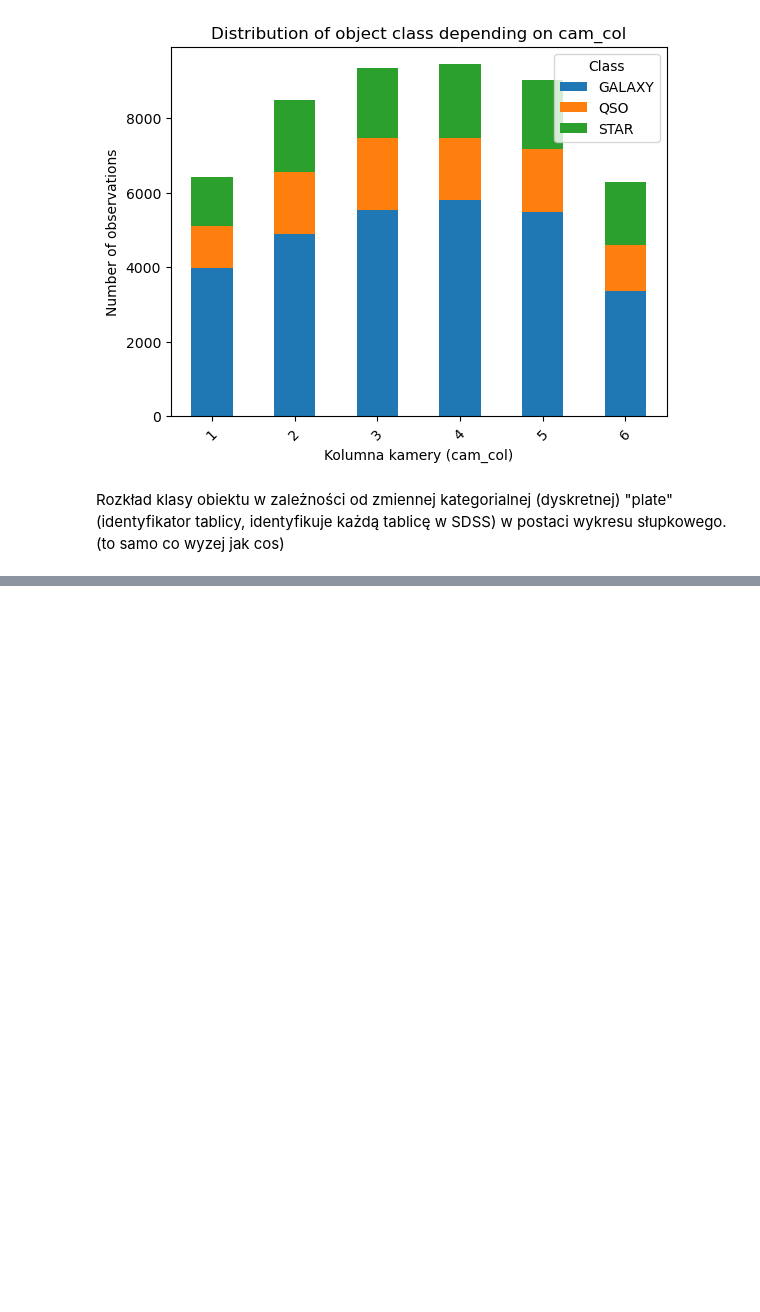
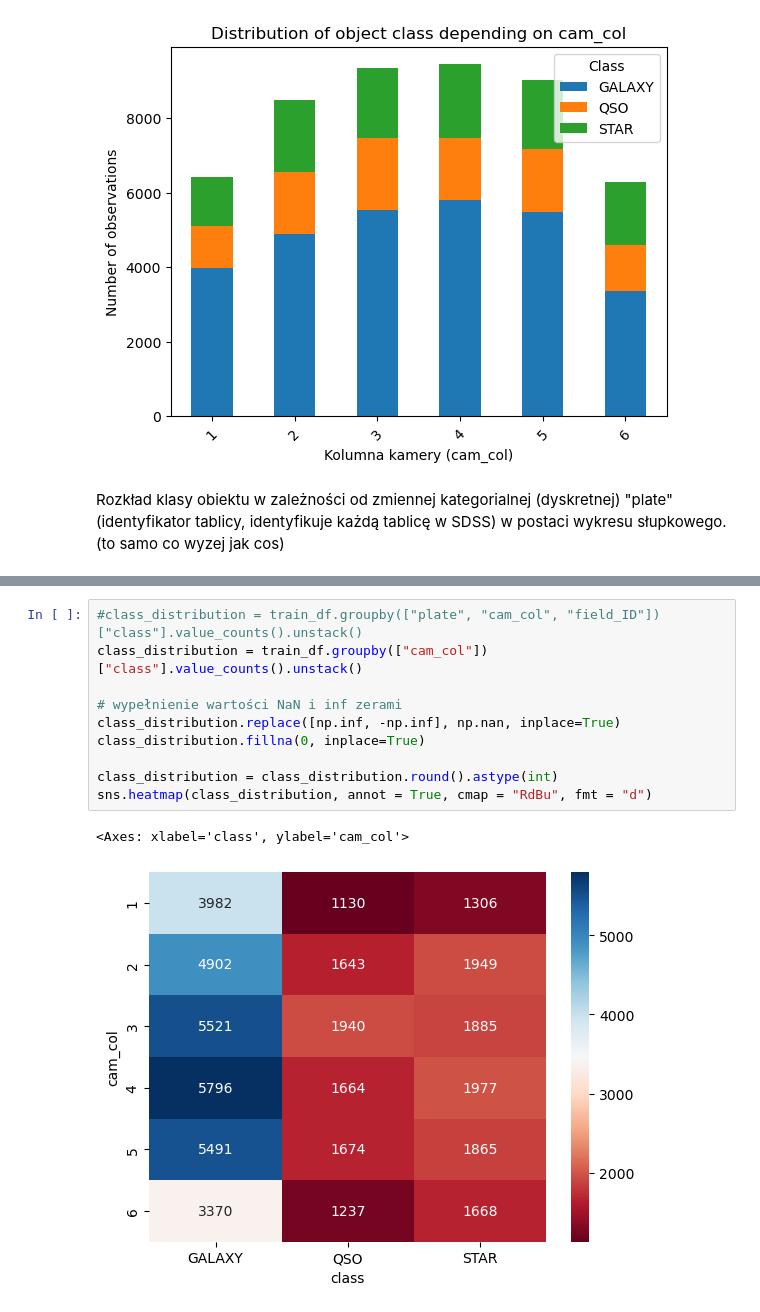
Before and after one commit to GasparSekula/StellarClassificationML, a Jupyter notebook: budowa_krok_1_4.ipynb, the cells around one changed output, grey strips where cells are left out. Saved outputs shown, nothing was run; the diff lists cells and outputs as text; blank space fills up the shorter version.

```diff
--- a/budowa_krok_1_4.ipynb
+++ b/budowa_krok_1_4.ipynb
@@ -176,0 +199,13 @@ Rozkład klasy obiektu w zależności od zmiennej kategorialnej (dyskretnej) "pl
+# %%
+#class_distribution = train_df.groupby(["plate", "cam_col", "field_ID"])["class"].value_counts().unstack()
+class_distribution = train_df.groupby(["cam_col"])["class"].value_counts().unstack()
+
+# wypełnienie wartości NaN i inf zerami
+class_distribution.replace([np.inf, -np.inf], np.nan, inplace=True)
+class_distribution.fillna(0, inplace=True)
+
+class_distribution = class_distribution.round().astype(int)
+sns.heatmap(class_distribution, annot = True, cmap = "RdBu", fmt = "d")
+# %% [output]
+<Axes: xlabel='class', ylabel='cam_col'>
+[figure, added]
```
Also changed, not shown: parts of 12 cells of this notebook.
